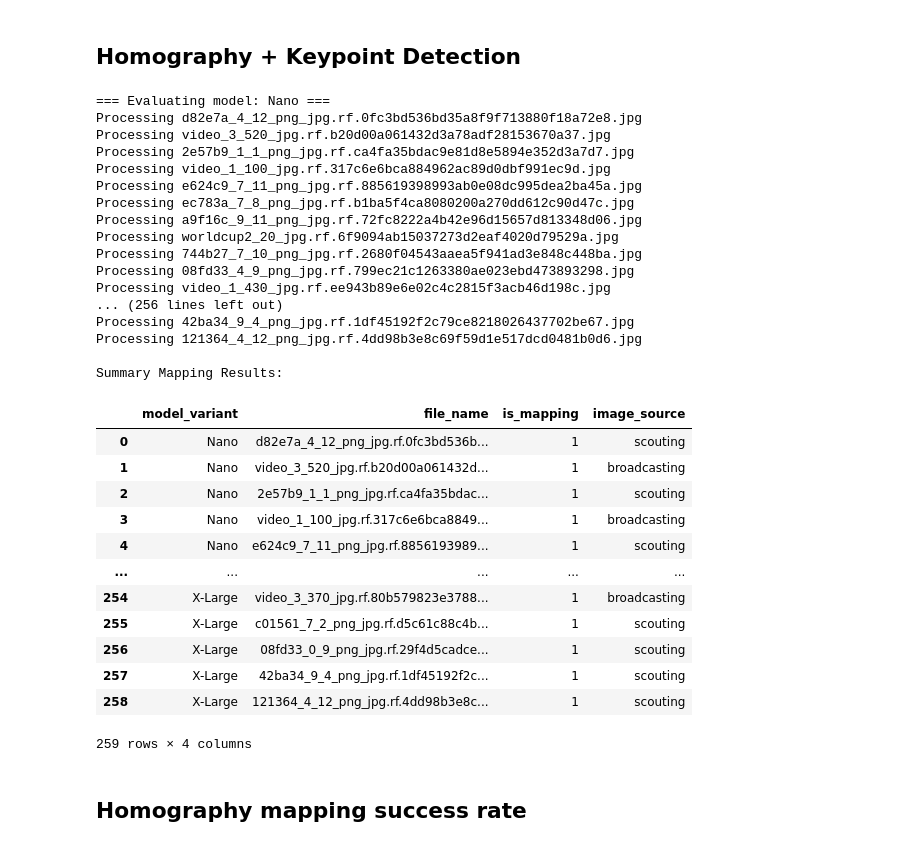
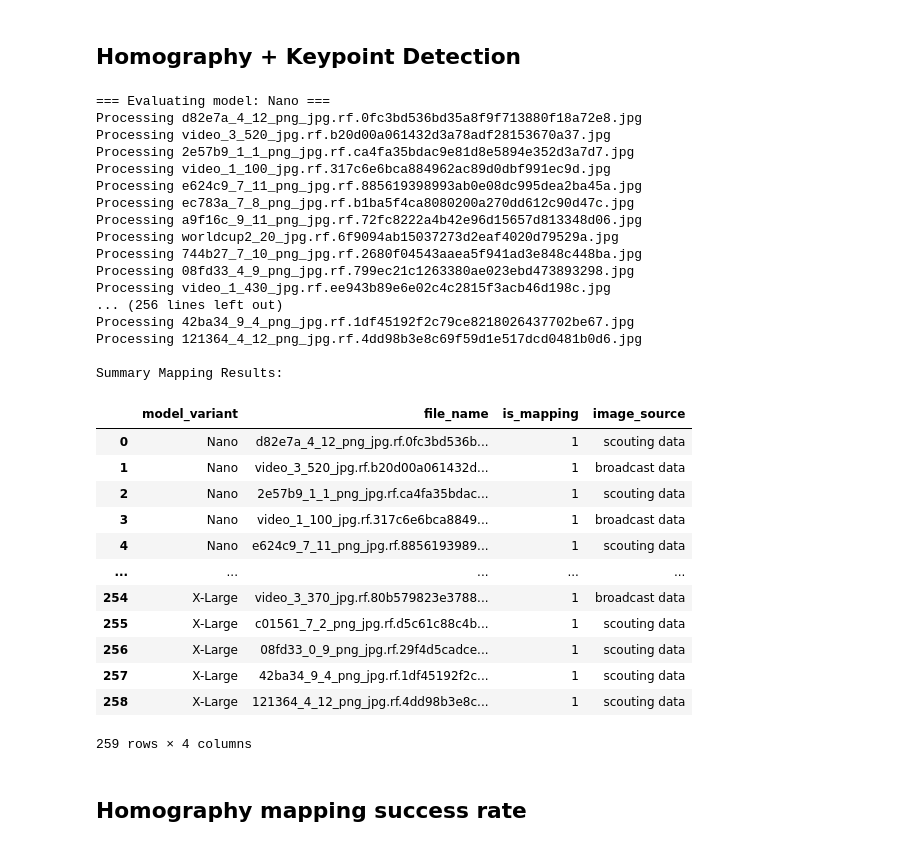
Before and after one commit to durrotunnashihin/yolov8pose-soccer-keypoint-homography-mapping, a Jupyter notebook: keypoint_detection_homography_mapping.ipynb, the cells around one changed output. Drawn from its saved outputs; the diff is of its cells as text; code cells hidden in the pictures.

```diff
--- a/keypoint_detection_homography_mapping.ipynb
+++ b/keypoint_detection_homography_mapping.ipynb
@@ -782,45 +785,45 @@ for model_variant, model_path in model_paths.items():
         #         ax.text(x, y, str(int(row['kpt_id'])), ha='center', va='center',
         #                 color='black', fontsize=11, weight='bold')
         # plt.show()
 
 # After the loop, create DataFrame of mapping results
 df_mapping_results = DataFrame(mapping_results)
 # Add image_source
 df_mapping_results["image_source"] = df_mapping_results["file_name"].apply(
-    lambda x: "broadcasting" if ("video" in x.lower() or "worldcup" in x.lower()) else "scouting"
+    lambda x: "broadcast data" if ("video" in x.lower() or "worldcup" in x.lower()) else "scouting data"
 )
 print("\nSummary Mapping Results:")
 display(df_mapping_results)
 # %% [output]
 === Evaluating model: Nano ===
 Processing d82e7a_4_12_png_jpg.rf.0fc3bd536bd35a8f9f713880f18a72e8.jpg
 Processing video_3_520_jpg.rf.b20d00a061432d3a78adf28153670a37.jpg
 Processing 2e57b9_1_1_png_jpg.rf.ca4fa35bdac9e81d8e5894e352d3a7d7.jpg
 Processing video_1_100_jpg.rf.317c6e6bca884962ac89d0dbf991ec9d.jpg
 Processing e624c9_7_11_png_jpg.rf.885619398993ab0e08dc995dea2ba45a.jpg
 Processing ec783a_7_8_png_jpg.rf.b1ba5f4ca8080200a270dd612c90d47c.jpg
 Processing a9f16c_9_11_png_jpg.rf.72fc8222a4b42e96d15657d813348d06.jpg
 Processing worldcup2_20_jpg.rf.6f9094ab15037273d2eaf4020d79529a.jpg
 Processing 744b27_7_10_png_jpg.rf.2680f04543aaea5f941ad3e848c448ba.jpg
 Processing 08fd33_4_9_png_jpg.rf.799ec21c1263380ae023ebd473893298.jpg
 Processing video_1_430_jpg.rf.ee943b89e6e02c4c2815f3acb46d198c.jpg
 ... (256 lines left out)
 Processing 42ba34_9_4_png_jpg.rf.1df45192f2c79ce8218026437702be67.jpg
 Processing 121364_4_12_png_jpg.rf.4dd98b3e8c69f59d1e517dcd0481b0d6.jpg
 
 Summary Mapping Results:
 |  | model_variant | file_name | is_mapping | image_source |
-| 0 | Nano | d82e7a_4_12_png_jpg.rf.0fc3bd536b... | 1 | scouting |
-| 1 | Nano | video_3_520_jpg.rf.b20d00a061432d... | 1 | broadcasting |
-| 2 | Nano | 2e57b9_1_1_png_jpg.rf.ca4fa35bdac... | 1 | scouting |
-| 3 | Nano | video_1_100_jpg.rf.317c6e6bca8849... | 1 | broadcasting |
-| 4 | Nano | e624c9_7_11_png_jpg.rf.8856193989... | 1 | scouting |
+| 0 | Nano | d82e7a_4_12_png_jpg.rf.0fc3bd536b... | 1 | scouting data |
+| 1 | Nano | video_3_520_jpg.rf.b20d00a061432d... | 1 | broadcast data |
+| 2 | Nano | 2e57b9_1_1_png_jpg.rf.ca4fa35bdac... | 1 | scouting data |
+| 3 | Nano | video_1_100_jpg.rf.317c6e6bca8849... | 1 | broadcast data |
+| 4 | Nano | e624c9_7_11_png_jpg.rf.8856193989... | 1 | scouting data |
 | ... | ... | ... | ... | ... |
-| 254 | X-Large | video_3_370_jpg.rf.80b579823e3788... | 1 | broadcasting |
-| 255 | X-Large | c01561_7_2_png_jpg.rf.d5c61c88c4b... | 1 | scouting |
-| 256 | X-Large | 08fd33_0_9_png_jpg.rf.29f4d5cadce... | 1 | scouting |
-| 257 | X-Large | 42ba34_9_4_png_jpg.rf.1df45192f2c... | 1 | scouting |
-| 258 | X-Large | 121364_4_12_png_jpg.rf.4dd98b3e8c... | 1 | scouting |
+| 254 | X-Large | video_3_370_jpg.rf.80b579823e3788... | 1 | broadcast data |
+| 255 | X-Large | c01561_7_2_png_jpg.rf.d5c61c88c4b... | 1 | scouting data |
+| 256 | X-Large | 08fd33_0_9_png_jpg.rf.29f4d5cadce... | 1 | scouting data |
+| 257 | X-Large | 42ba34_9_4_png_jpg.rf.1df45192f2c... | 1 | scouting data |
+| 258 | X-Large | 121364_4_12_png_jpg.rf.4dd98b3e8c... | 1 | scouting data |
 259 rows × 4 columns
 # %% [markdown]
 ## Homography mapping success rate
```
Also changed, not shown: parts of 3 cells of this notebook.
